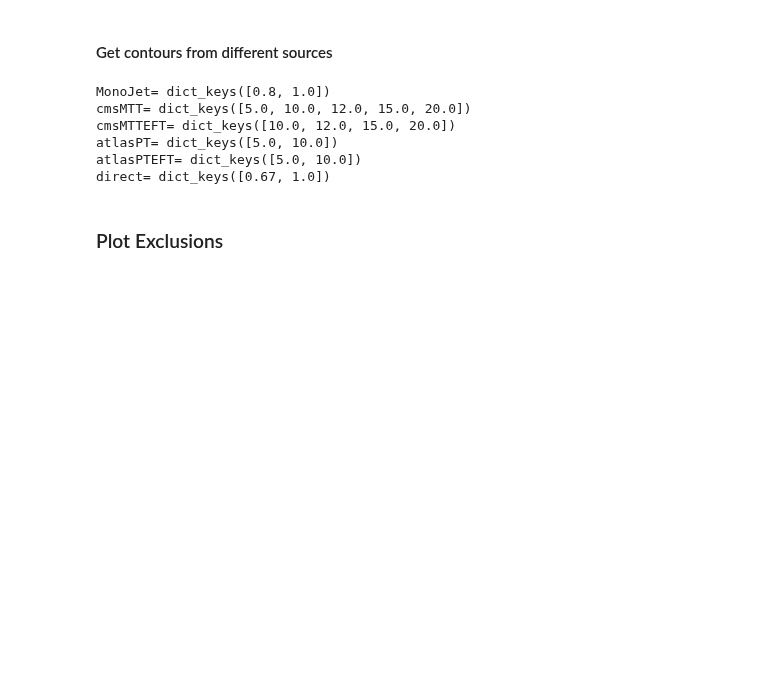
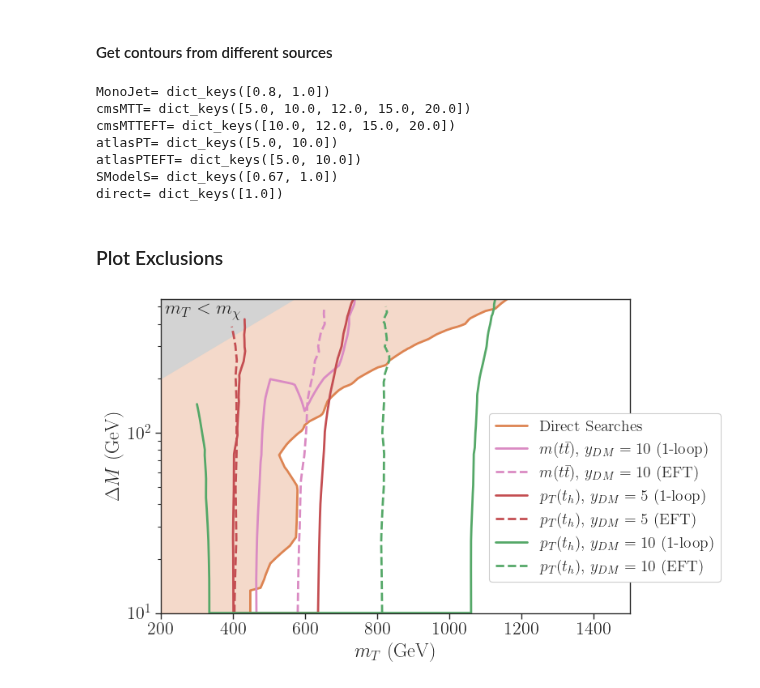
Before and after one commit to andlessa/SMStoEFT, a Jupyter notebook: notebooks/constraints/plots-AllExclusions.ipynb, the cells around one changed output. Cells and saved outputs as stored; diff of their text form; code cells hidden in the pictures; blank space fills up the shorter version.

```diff
--- a/notebooks/constraints/plots-AllExclusions.ipynb
+++ b/notebooks/constraints/plots-AllExclusions.ipynb
@@ -47,8 +49,27 @@ atlasPTdictEFT = readContours('./ATLAS_pT_eft_contours.csv')
 print('atlasPTEFT=',atlasPTdictEFT.keys())
 
 
-# Direct searches (SModelS)
-directDict = readContours('./SModelS_contours.csv')
+# SModelS
+smodelsDict = readContours('./SModelS_contours.csv')
+print('SModelS=',smodelsDict.keys())
+
+# Direct searches (SModelS  + MonoJet)
+directDict = {}
+cVals = set(smodelsDict.keys()).intersection(set(monoJetDict.keys()))
+for c in cVals:
+    smodelsCurve = np.array([list(x) for x in smodelsDict[c]])
+    monoJetCurve = np.array([list(x) for x in monoJetDict[c]])
+    # interpolate in y vs x to get most constraining curve
+    f_smodels = interp1d(smodelsCurve[:,1],smodelsCurve[:,0],
+                         fill_value=-1,bounds_error=False)
+    f_mono = interp1d(monoJetCurve[:,1],monoJetCurve[:,0],
+                      fill_value=-1,bounds_error=False)
+    # Get all
+    ypts = np.array(sorted(list(set(smodelsCurve[:,1].tolist()+monoJetCurve[:,1].tolist()))))
+    combCurve = np.array([(max(f_smodels(y),f_mono(y)),y) for y in ypts],
+                         dtype=smodelsDict[c].dtype)
+    directDict[c] = combCurve
+
 print('direct=',directDict.keys())
 # %% [output]
 MonoJet= dict_keys([0.8, 1.0])
@@ -56,7 +77,8 @@ cmsMTT= dict_keys([5.0, 10.0, 12.0, 15.0, 20.0])
 cmsMTTEFT= dict_keys([10.0, 12.0, 15.0, 20.0])
 atlasPT= dict_keys([5.0, 10.0])
 atlasPTEFT= dict_keys([5.0, 10.0])
-direct= dict_keys([0.67, 1.0])
+SModelS= dict_keys([0.67, 1.0])
+direct= dict_keys([1.0])
 # %%
 # Select contour values:
 colors = sns.color_palette('deep')
@@ -86,6 +111,32 @@ plots = {'Mono Jet' : {'contour' : 1.0, 'dataDict' : monoJetDict,
          }
 # %% [markdown]
 ### Plot Exclusions
+# %%
+plt.figure(figsize=(8,5))
+
+for p,pInfo in plots.items():
+    data = pInfo['dataDict'][pInfo['contour']]
+    x = data['mST_GeV']
+    y = data['deltaM_GeV']
+    plt.plot(x,y,label=p,linewidth=2,color=pInfo['color'],linestyle=pInfo['linestyle'])
+    if pInfo['fill']:
+        plt.fill_betweenx(y,x,200,alpha=0.3,color=pInfo['color'])
+
+plt.fill_betweenx([200.,600.],[200.,600.],color='lightgray',alpha=1.0)
+plt.text(210.,450.,r'$m_T < m_{\chi}$',fontsize=17)
+
+
+plt.legend(loc=(0.7,0.1),fontsize=14,framealpha=1.0)
+plt.yscale('log')
+plt.xlabel(r'$m_{T}$ (GeV)')
+plt.ylabel(r'$\Delta M$ (GeV)')
+plt.ylim(10.,550.)
+plt.xlim(200.,1500.)
+plt.tight_layout()
+plt.savefig('allExclusions.png')
+plt.show()
+# %% [output]
+[figure, added]
 # %%
 plt.figure(figsize=(8,5))
 
```
Also changed, not shown: parts of 4 cells of this notebook, 7 other files.
